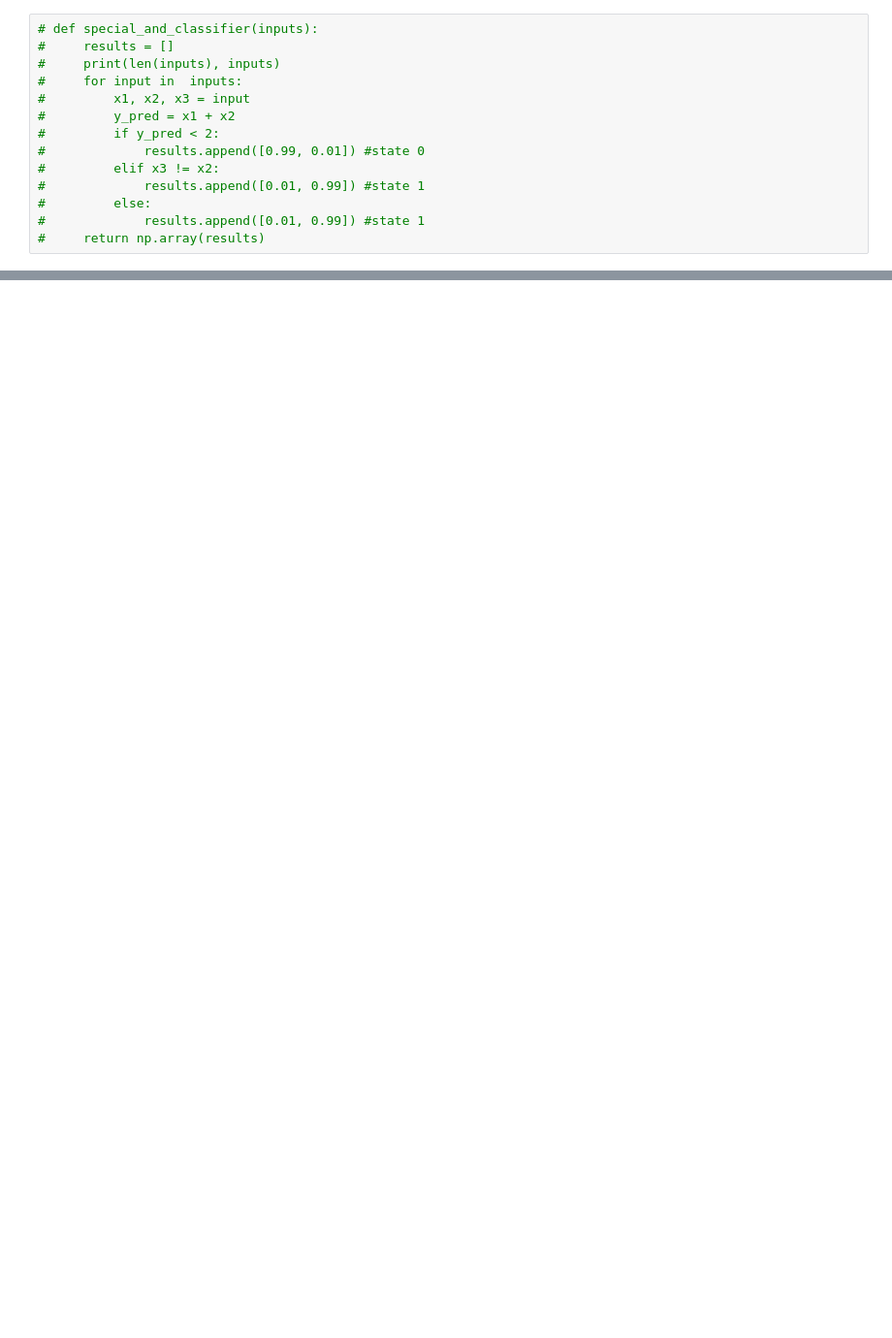
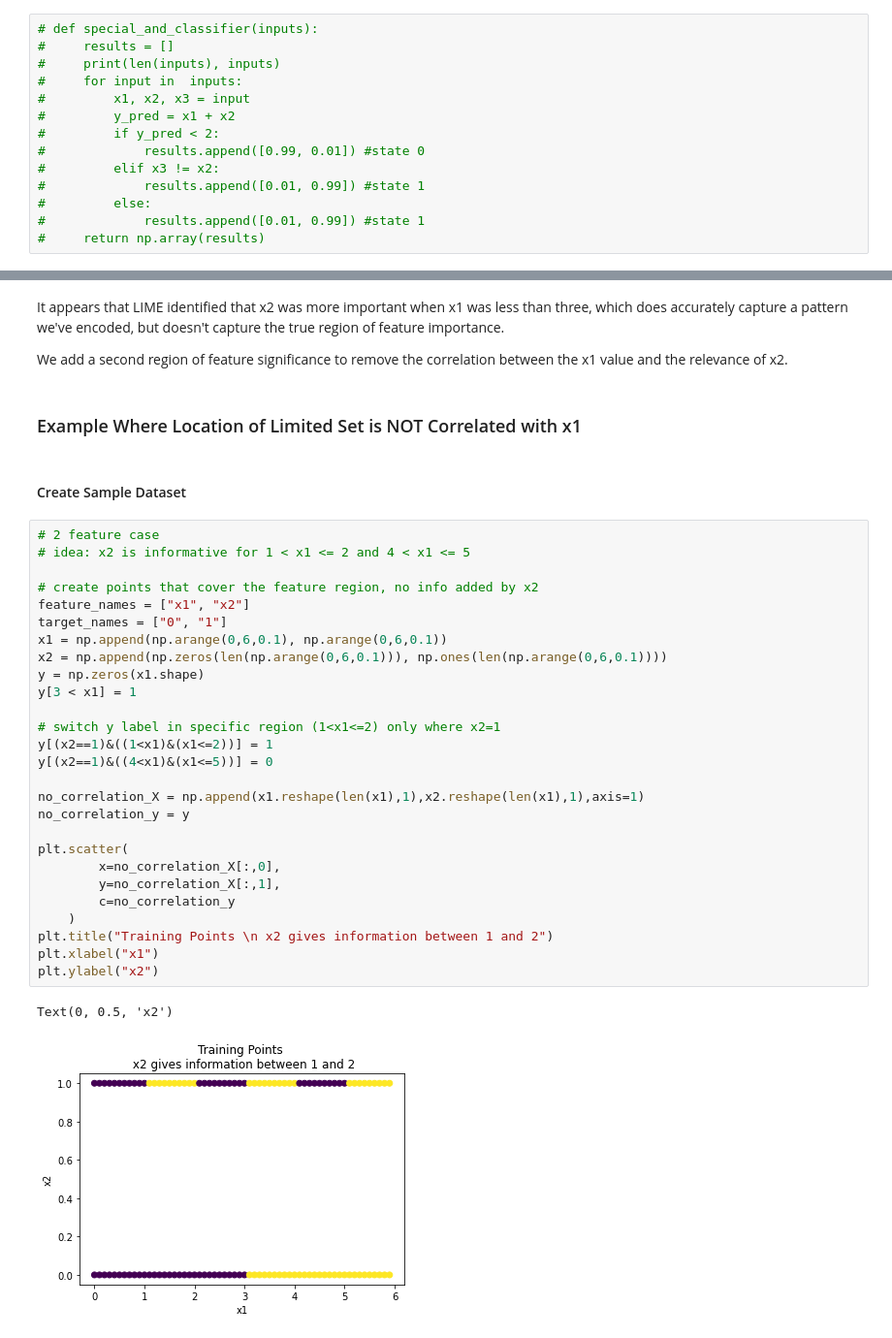
Before and after one commit to jjdrisco/dsc291project, a Jupyter notebook: lime_tabular_local_importance.ipynb, the cells around one changed output, grey strips where cells are left out. Shown at 97% size. Cells and saved outputs as stored; diff of their text form; blank space fills up the shorter version.

```diff
--- a/lime_tabular_local_importance.ipynb
+++ b/lime_tabular_local_importance.ipynb
@@ -228,0 +262,38 @@ General use case: potentially test on example,
+# %% [markdown]
+It appears that LIME identified that x2 was more important when x1 was less than three, which does accurately capture a pattern we've encoded, but doesn't capture the true region of feature importance.
+
+We add a second region of feature significance to remove the correlation between the x1 value and the relevance of x2.
+# %% [markdown]
+### Example Where Location of Limited Set is NOT Correlated with x1
+# %% [markdown]
+#### Create Sample Dataset
+# %%
+# 2 feature case
+# idea: x2 is informative for 1 < x1 <= 2 and 4 < x1 <= 5
+
+# create points that cover the feature region, no info added by x2
+feature_names = ["x1", "x2"]
+target_names = ["0", "1"]
+x1 = np.append(np.arange(0,6,0.1), np.arange(0,6,0.1))
+x2 = np.append(np.zeros(len(np.arange(0,6,0.1))), np.ones(len(np.arange(0,6,0.1))))
+y = np.zeros(x1.shape)
+y[3 < x1] = 1
+
+# switch y label in specific region (1<x1<=2) only where x2=1
+y[(x2==1)&((1<x1)&(x1<=2))] = 1
+y[(x2==1)&((4<x1)&(x1<=5))] = 0
+
+no_correlation_X = np.append(x1.reshape(len(x1),1),x2.reshape(len(x1),1),axis=1)
+no_correlation_y = y
+
+plt.scatter(
+        x=no_correlation_X[:,0],
+        y=no_correlation_X[:,1],
+        c=no_correlation_y
+    )
+plt.title("Training Points \n x2 gives information between 1 and 2")
+plt.xlabel("x1")
+plt.ylabel("x2")
+# %% [output]
+Text(0, 0.5, 'x2')
+[figure, added]
```
Also changed, not shown: parts of 43 cells of this notebook.
